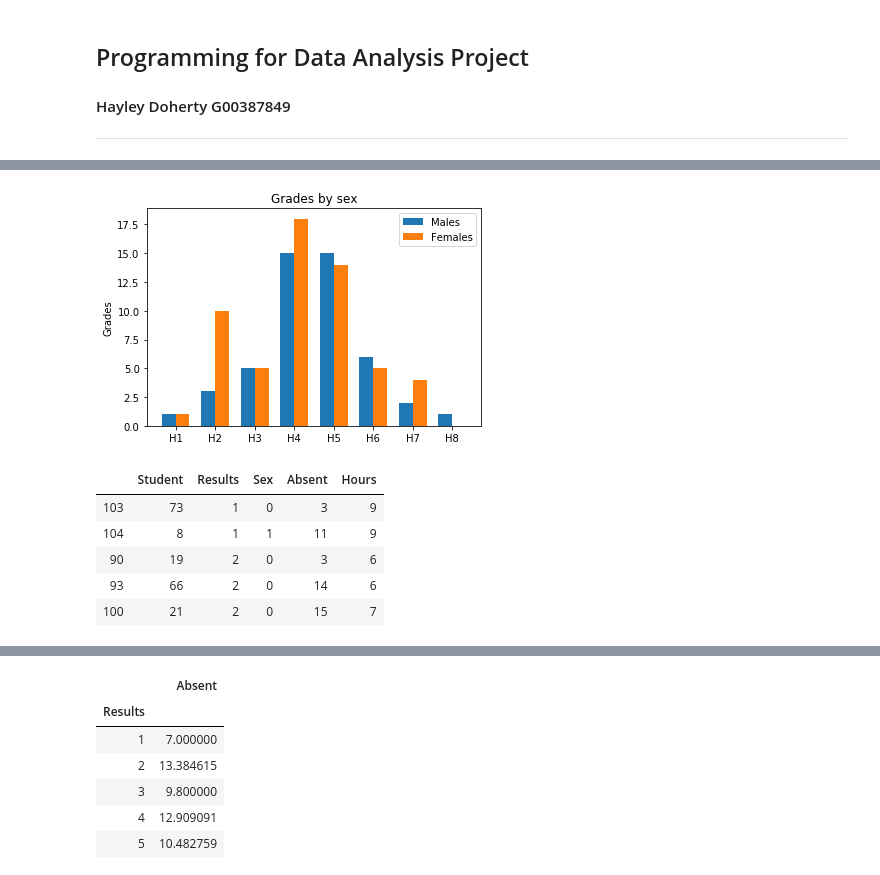
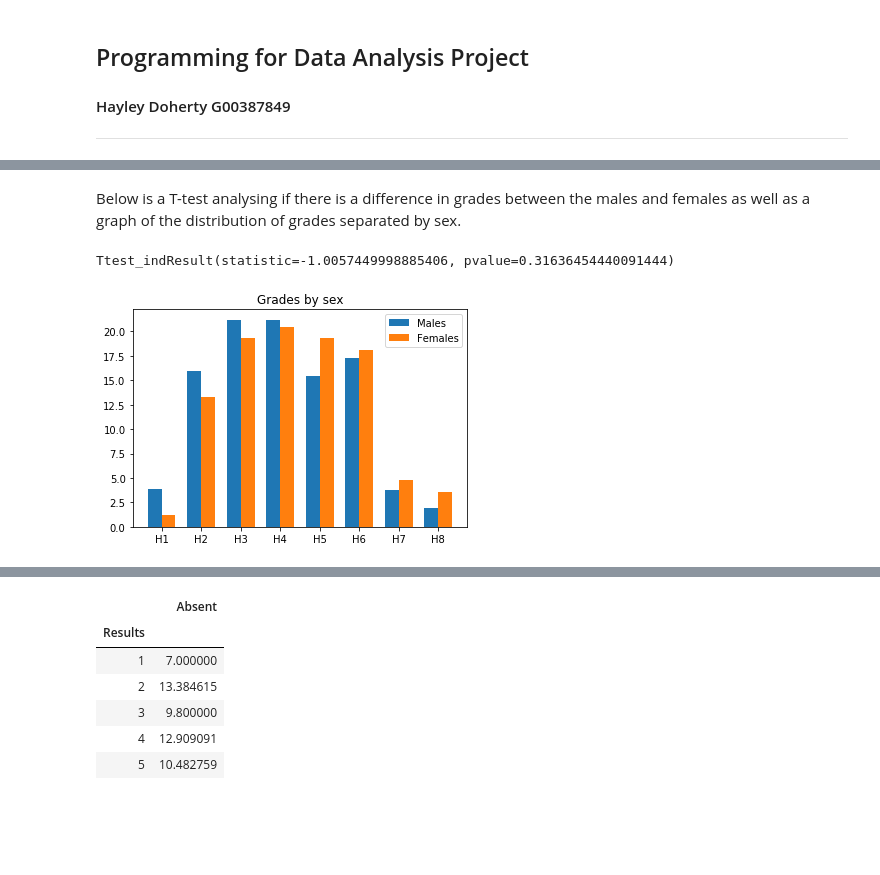
Before and after one commit to hayleydoherty/ProgDAProject, a Jupyter notebook: Project.ipynb, the cells around one changed output, grey strips where cells are left out. Saved outputs shown, nothing was run; the diff lists cells and outputs as text; code cells hidden in the pictures; blank space fills up the shorter version.

```diff
--- a/Project.ipynb
+++ b/Project.ipynb
@@ -317,32 +348,29 @@ plt.show()
+# %% [markdown]
+Below is a T-test analysing if there is a difference in grades between the males and females as well as a graph of the distribution of grades separated by sex.
+# %%
+stats.ttest_ind(df['Results'][df['Sex']=='male'],
+               df['Results'][df['Sex']=='female'])
+# %% [output]
+Ttest_indResult(statistic=-1.0057449998885406, pvalue=0.31636454440091444)
 # %%
 labels = ['H1', 'H2', 'H3', 'H4', 'H5', 'H6', 'H7', 'H8']
-males = [1, 3, 5, 15, 15, 6, 2, 1]
-females = [1, 10, 5, 18, 14, 5, 4, 0]
+males = [3.9, 15.9, 21.2, 21.2, 15.4, 17.3, 3.8, 1.9]           #these figures are the % distribution of
+females = [1.2, 13.3, 19.3, 20.5, 19.3, 18.1, 4.8, 3.6]         # grades for males and females
 
 ind = np.arange(len(males))
 width = 0.35
 
 fig, ax = plt.subplots()
 
 rects1 = ax.bar(ind-width/2, males, width, label='Males')
 rects2 = ax.bar(ind+width/2, females, width, label='Females')
 
-ax.set_ylabel('Grades')
 ax.set_title('Grades by sex')
 ax.set_xticks(ind)
 ax.set_xticklabels(('H1', 'H2', 'H3', 'H4', 'H5', 'H6', 'H7', 'H8'))
 
 ax.legend()
 
 plt.show()
 # %% [output]
-[figure, old version]
+[figure, new version]
-# %%
-df.head(5)
-# %% [output]
-|  | Student | Results | Sex | Absent | Hours |
-| 103 | 73 | 1 | 0 | 3 | 9 |
-| 104 | 8 | 1 | 1 | 11 | 9 |
-| 90 | 19 | 2 | 0 | 3 | 6 |
-| 93 | 66 | 2 | 0 | 14 | 6 |
-| 100 | 21 | 2 | 0 | 15 | 7 |
```
Also changed, not shown: parts of 75 cells of this notebook, 1 other file.
